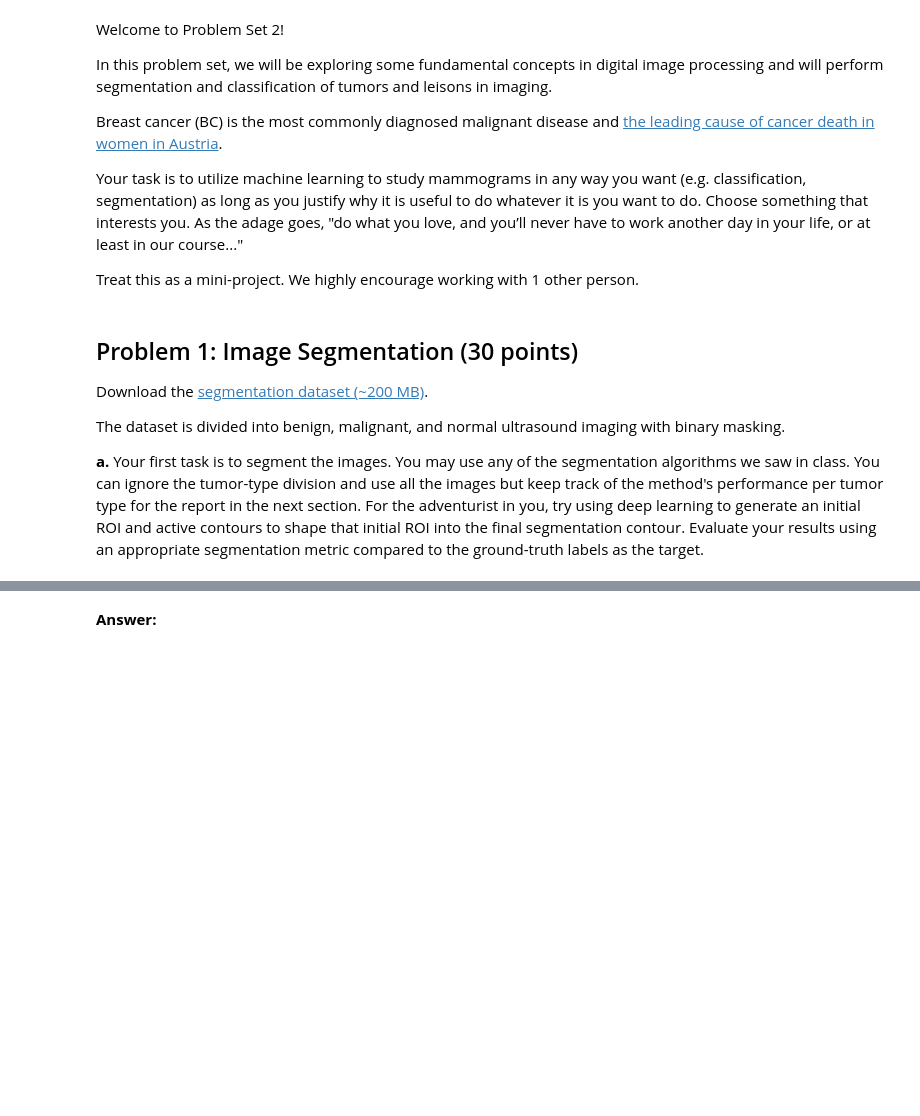
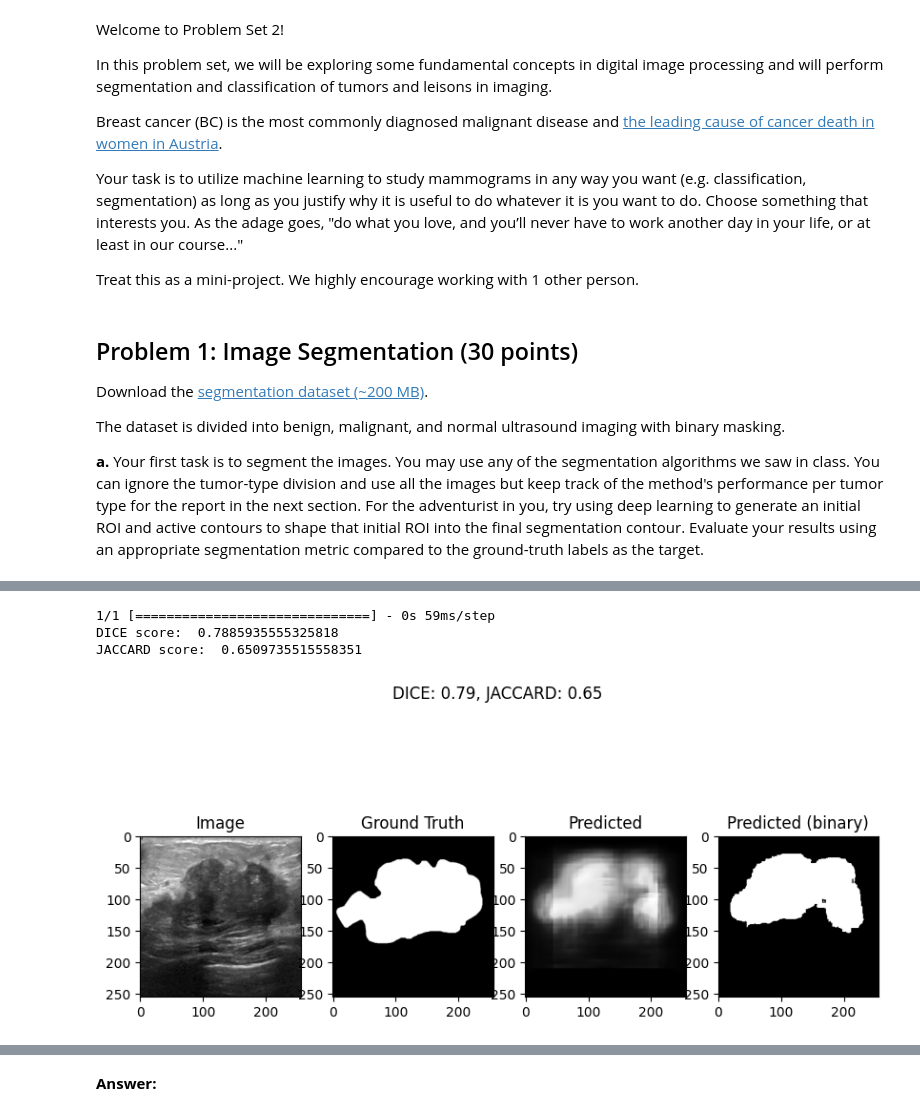
Before and after one commit to netzema/image_processing_ex2, a Jupyter notebook: IPBME6UE_ProblemSet2_2023_leison_detection.ipynb, the cells around one changed output, grey strips where cells are left out. Cells and saved outputs as stored; diff of their text form; code cells hidden in the pictures; blank space fills up the shorter version.

```diff
--- a/IPBME6UE_ProblemSet2_2023_leison_detection.ipynb
+++ b/IPBME6UE_ProblemSet2_2023_leison_detection.ipynb
@@ -54,0 +209,73 @@ Try answering the following questions:
+# %%
+# load the best model weights
+from skimage.segmentation import morphological_chan_vese
+from numpy import squeeze
+from skimage.draw import polygon
+from skimage.filters import threshold_otsu
+from skimage.segmentation import active_contour
+import random
+
+# Function to evaluate the model
+def evaluate_model(y_true, y_pred):
+    # flatten the true and predicted masks
+    y_true = y_true.flatten()
+    y_pred = y_pred.flatten()
+
+    # calculate the DICE and JACCARD measures
+    dice = (2.0 * np.sum(y_true * y_pred)) / (np.sum(y_true) + np.sum(y_pred))
+    jaccard = np.sum(y_true * y_pred) / (np.sum(y_true) + np.sum(y_pred) - np.sum(y_true * y_pred))
+
+    return dice, jaccard
+
+model.load_weights('binary_cross_entropy_and_accuracy_fcn_best_weights.h5')
+ind = random.randint(1, 210)
+
+# test the model on a sample image
+sample_img_dir = data_dir + f'\\malignant\\malignant ({ind}).png'
+test_img = Image.open(sample_img_dir).convert('L').resize((img_width, img_height))
+test_img = np.array(test_img) / 255.0
+test_img = np.expand_dims(test_img, axis=0)
+initial_mask = squeeze(model.predict(test_img)[0])
+
+ground_truth_dir = data_dir + f'\\malignant\\malignant ({ind})_mask.png'
+ground_truth = Image.open(ground_truth_dir).convert('L').resize((img_width, img_height))
+ground_truth = np.array(ground_truth) / 255.0
+ground_truth = np.expand_dims(ground_truth, axis=0)
+
+# threshold the predicted mask
+thresh = threshold_otsu(initial_mask)
+initial_mask_binary = (initial_mask > thresh).astype(np.uint8)
+
+# apply active contours
+snake = active_contour(initial_mask, initial_mask_binary, alpha=0.1, beta=1.0, w_line=-1, w_edge=1, gamma=0.1, max_num_iter=2500, convergence=0.1)
+
+# create a mask using the contours
+rr, cc = np.round(snake[:, 0]).astype(int), np.round(snake[:, 1]).astype(int)
+# test_mask_binary = np.zeros_like(test_mask_binary)
+initial_mask_binary[rr, cc] = 1
+
+# evaluate the model
+dice, jaccard = evaluate_model(ground_truth, initial_mask_binary)
+print("DICE score: ", dice)
+print("JACCARD score: ", jaccard)
+
+fig, axs = plt.subplots(1, 4, figsize=(10, 5))
+axs[0].imshow(test_img.reshape(256, 256), cmap='gray')
+axs[0].set_title('Image')
+axs[1].imshow(ground_truth.reshape(256, 256), cmap='gray')
+axs[1].set_title('Ground Truth')
+axs[2].imshow(initial_mask.reshape(256, 256), cmap='gray')
+axs[2].set_title('Predicted')
+axs[3].imshow(initial_mask_binary.reshape(256, 256), cmap='gray')
+axs[3].set_title('Predicted (binary)')
+
+# add the average DICE and JACCARD scores to the plot title
+fig.suptitle(f'DICE: {dice:.2f}, JACCARD: {jaccard:.2f}')
+
+# show the plot
+plt.show()
+# %% [output]
+1/1 [==============================] - 0s 59ms/step
+DICE score:  0.7885935555325818
+JACCARD score:  0.6509735515558351
+[figure, added]
```
Also changed, not shown: parts of 21 cells of this notebook, 1 other file.
